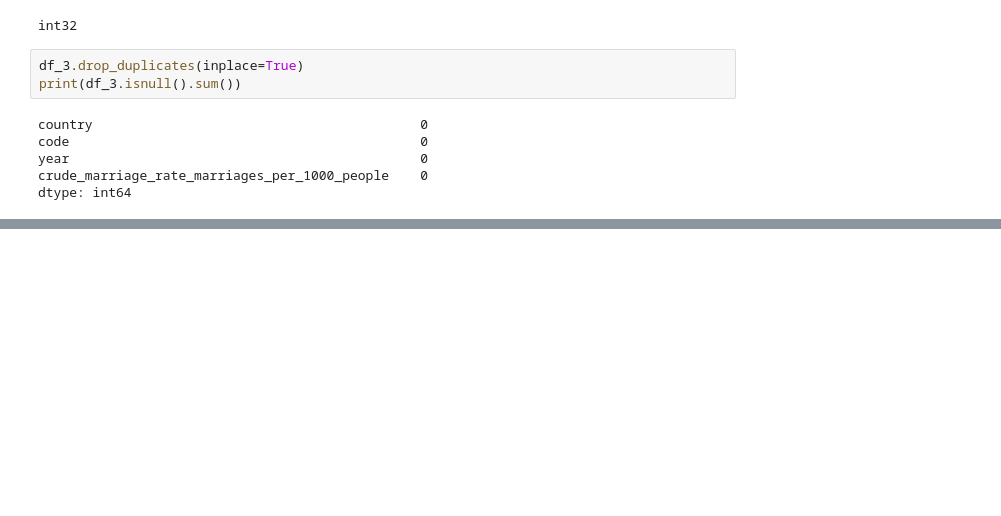
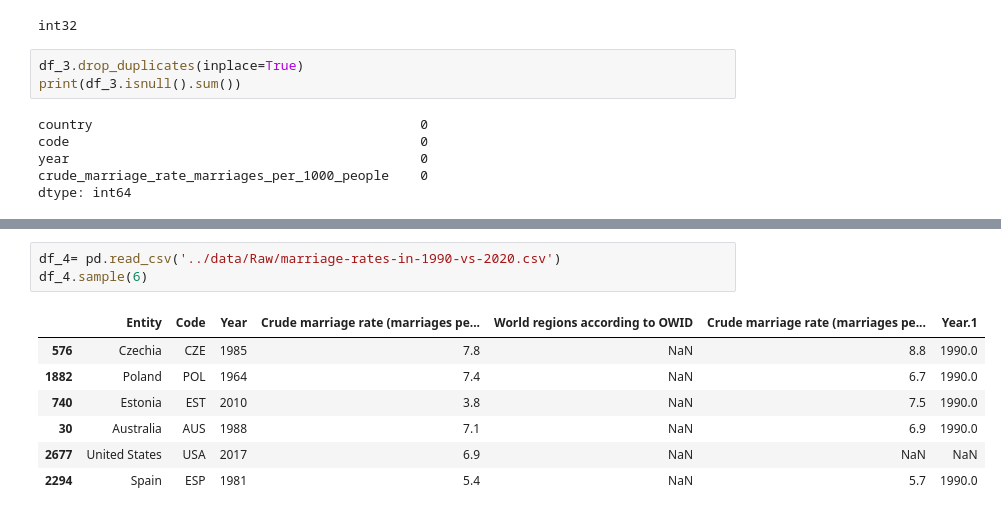
Before and after one commit to YkslB/marriage_statistics, a Jupyter notebook: notebooks/Marriage.ipynb, the cells around one changed output, grey strips where cells are left out. Drawn from its saved outputs; the diff is of its cells as text; blank space fills up the shorter version.

```diff
--- a/notebooks/Marriage.ipynb
+++ b/notebooks/Marriage.ipynb
@@ -277,2 +273,13 @@ df_3.to_sql('married_rate_per_1000', engine, if_exists='replace', index=False)
 # %% [output]
 427
+# %%
+df_4= pd.read_csv('../data/Raw/marriage-rates-in-1990-vs-2020.csv')
+df_4.sample(6)
+# %% [output]
+|  | Entity | Code | Year | Crude marriage rate (marriages pe... | World regions according to OWID | Crude marriage rate (marriages pe... | Year.1 |
+| 576 | Czechia | CZE | 1985 | 7.8 | NaN | 8.8 | 1990.0 |
+| 1882 | Poland | POL | 1964 | 7.4 | NaN | 6.7 | 1990.0 |
+| 740 | Estonia | EST | 2010 | 3.8 | NaN | 7.5 | 1990.0 |
+| 30 | Australia | AUS | 1988 | 7.1 | NaN | 6.9 | 1990.0 |
+| 2677 | United States | USA | 2017 | 6.9 | NaN | NaN | NaN |
+| 2294 | Spain | ESP | 1981 | 5.4 | NaN | 5.7 | 1990.0 |
```
Also changed, not shown: parts of 21 cells of this notebook, 1 other file.
